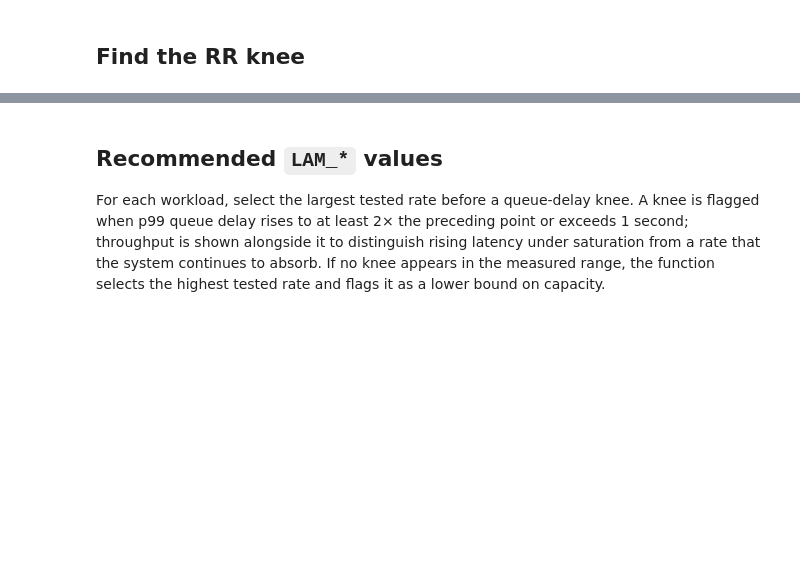
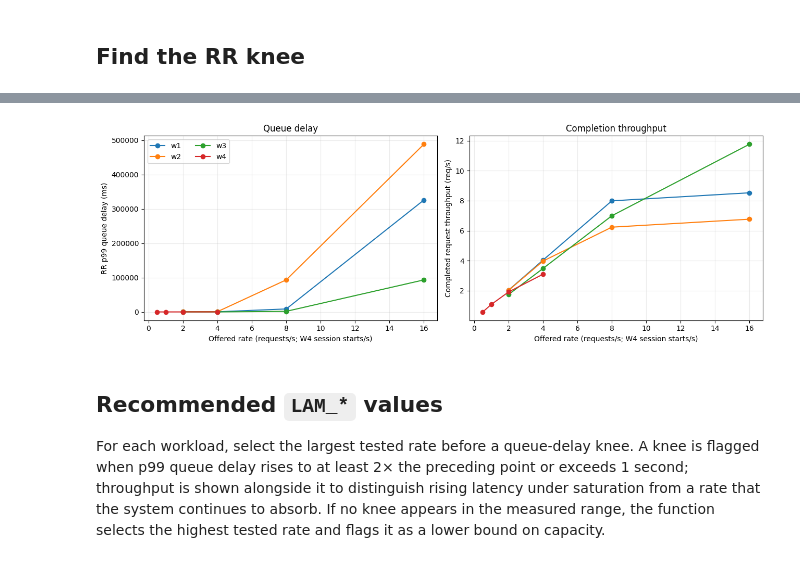
Before and after one commit to Sasank-V/LLMServingSim, a Jupyter notebook: notebooks/fairroute_rr_breaking_point.ipynb, the cells around one changed output, grey strips where cells are left out. Drawn from its saved outputs; the diff is of its cells as text; code cells hidden in the pictures; blank space fills up the shorter version.

```diff
--- a/notebooks/fairroute_rr_breaking_point.ipynb
+++ b/notebooks/fairroute_rr_breaking_point.ipynb
@@ -14,9 +14,10 @@ import pandas as pd
 import matplotlib.pyplot as plt
 from IPython.display import display
 
-ROOT = Path.cwd()
-if not (ROOT / "workloads/fairroute/pilot").exists():
-    ROOT = ROOT.parent
+ROOT = next((p for p in (Path.cwd(), *Path.cwd().parents)
+             if (p / "workloads/fairroute/pilot").is_dir()), None)
+if ROOT is None:
+    raise FileNotFoundError("Run this notebook from the repository or one of its subdirectories.")
 PILOT_DIR = ROOT / "workloads/fairroute/pilot"
 PILOT_RESULTS = ROOT / "outputs/fairroute/pilot"
 SUMMARY_CSV = ROOT / "notebooks/outputs/fairroute_full_summary.csv"
@@ -83,11 +143,12 @@ else:
 if pilot_runs:
     records = []
     for (w, rate), d in rr_requests.groupby(["workload", "rate_rps"]):
-        span = (d["end_time"].max() - d["arrival"].min()) / 1000 if {"end_time", "arrival"}.issubset(d.columns) else np.nan
-        arrival_span = (d["arrival"].max() - d["arrival"].min()) / 1000 if "arrival" in d else np.nan
+        # Timestamps were converted to milliseconds above; divide once to obtain seconds.
+        span = (d["end_time"].max() - d["arrival"].min()) / 1000
+        arrival_span = (d["arrival"].max() - d["arrival"].min()) / 1000
         records.append({"workload": w, "rate_rps": rate, "queue_p99_ms": d["queuing_delay"].quantile(.99),
                         "queue_p50_ms": d["queuing_delay"].median(),
-                        "throughput_rps": len(d) / (span / 1000) if pd.notna(span) and span > 0 else np.nan,
+                        "throughput_rps": len(d) / span if pd.notna(span) and span > 0 else np.nan,
                         "makespan_inflation": span / arrival_span if pd.notna(span) and arrival_span > 0 else np.nan,
                         "source": "pilot"})
     curve = pd.DataFrame(records)
@@ -109,3 +170,4 @@ axes[1].set(xlabel="Offered rate (requests/s; W4 session starts/s)", ylabel="Com
 for ax in axes: ax.grid(alpha=.25)
 axes[0].legend(ncol=2)
 plt.tight_layout()
+# %% [output]
@@ -112,3 +191,4 @@ plt.tight_layout()
+[figure, added]
 # %% [markdown]
 ## Recommended `LAM_*` values
 
```
Also changed, not shown: parts of 7 cells of this notebook, 48 other files.
